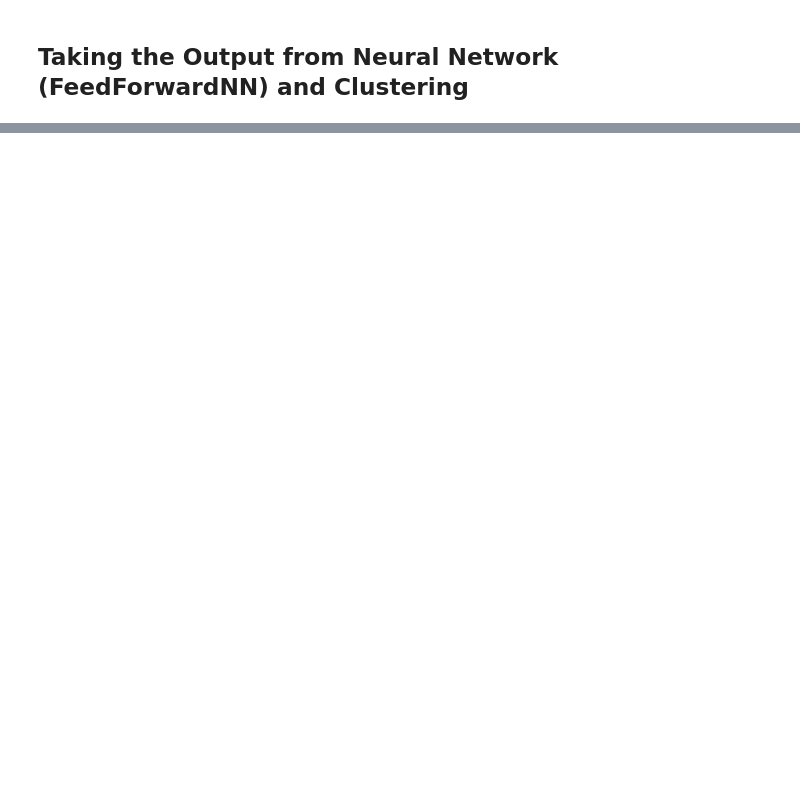
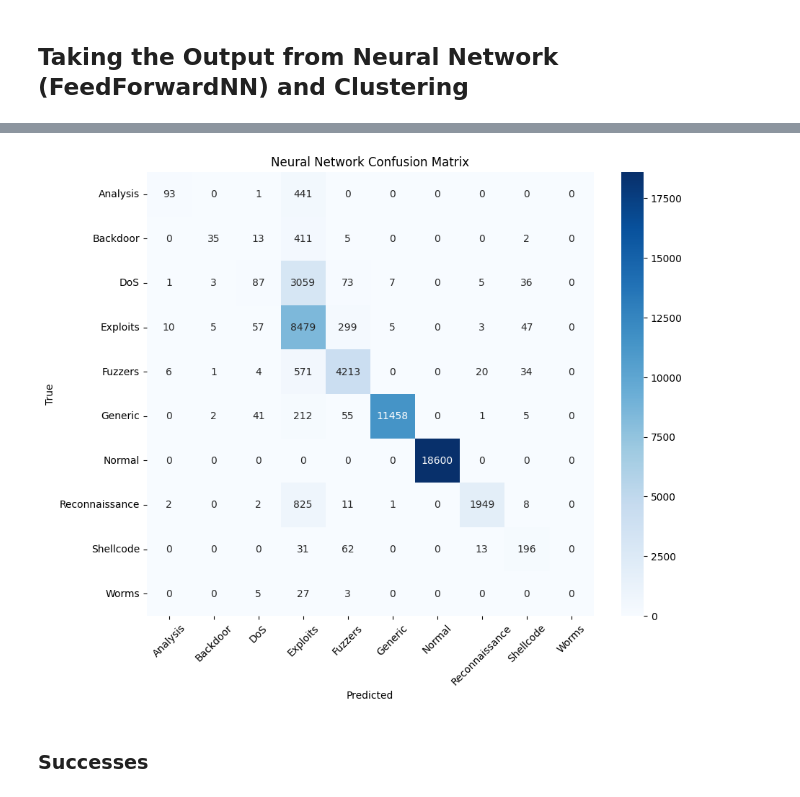
Before and after one commit to CooperCherry/anomaly_detection_project, a Jupyter notebook: neuralNetworkTemp.ipynb, the cells around one changed output, grey strips where cells are left out. Cells and saved outputs as stored; diff of their text form; code cells hidden in the pictures; blank space fills up the shorter version.

```diff
--- a/neuralNetworkTemp.ipynb
+++ b/neuralNetworkTemp.ipynb
@@ -258,0 +330,11 @@ tensor([[0.1050, 0.1027, 0.1060,  ..., 0.0986, 0.1191, 0.0884],
+# %%
+#NEURAL NETWORK EVALUATION:
+
+model.eval()
+
+with torch.no_grad():
+    test_outputs = model(torch.tensor(X_test, dtype=torch.float32))
+    preds = torch.argmax(test_outputs, dim=1).numpy()
+
+nn_accuracy = (preds == y_test).mean()
+print("Neural Network Accuracy:", nn_accuracy)
@@ -260,0 +582,26 @@ tensor([[0.1050, 0.1027, 0.1060,  ..., 0.0986, 0.1191, 0.0884],
+# %%
+from sklearn.metrics import confusion_matrix
+import seaborn as sns
+
+cm = confusion_matrix(y_test, preds)
+
+plt.figure(figsize=(10,8))
+sns.heatmap(
+    cm,
+    annot=True,
+    fmt="d",
+    cmap="Blues",
+    xticklabels=label_mapping.values(),
+    yticklabels=label_mapping.values()
+)
+
+plt.xlabel("Predicted")
+plt.ylabel("True")
+plt.title("Neural Network Confusion Matrix")
+plt.xticks(rotation=45)
+plt.yticks(rotation=0)
+plt.show()
+# %% [output]
+[figure, added]
+# %% [markdown]
+### Successes
```
Also changed, not shown: parts of 35 cells of this notebook, 2 other files.
